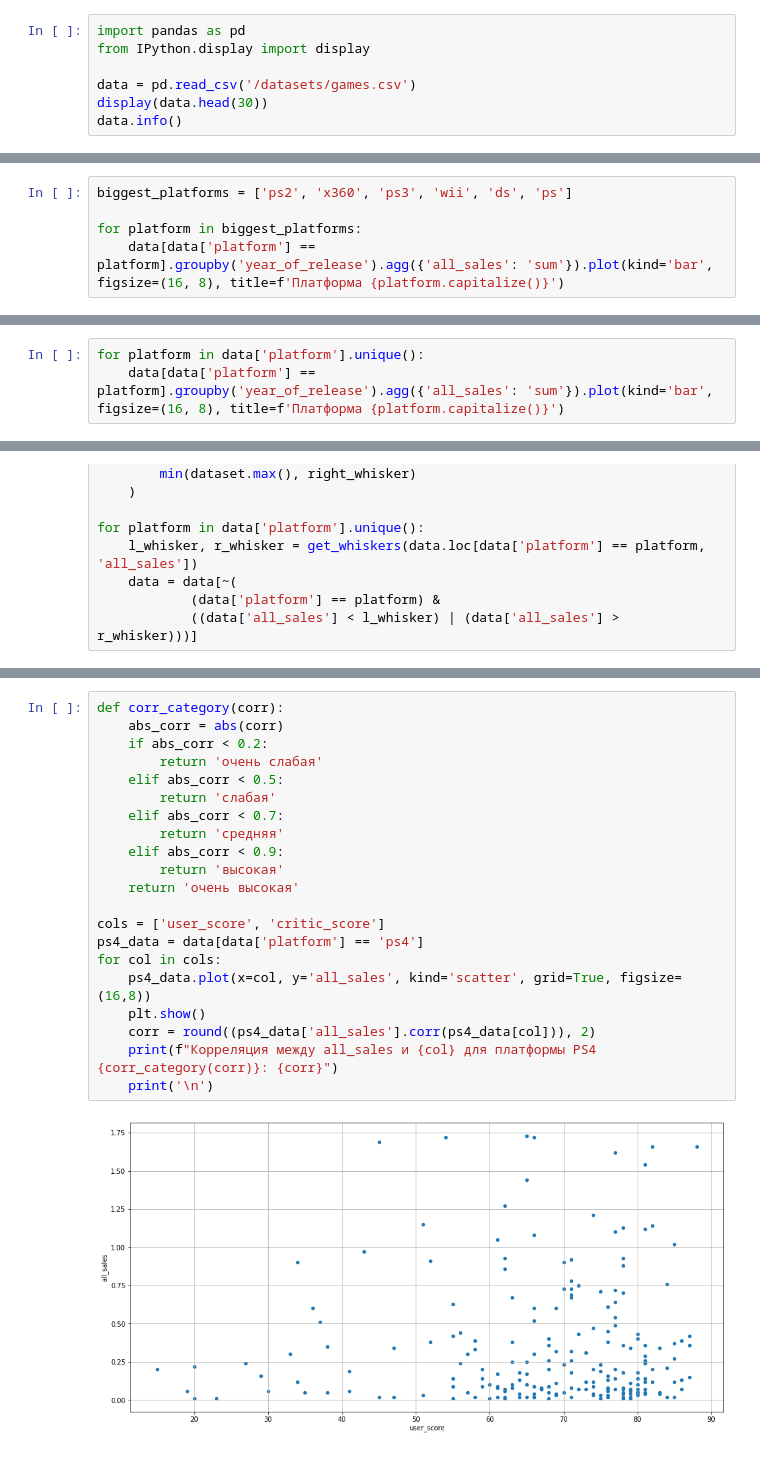
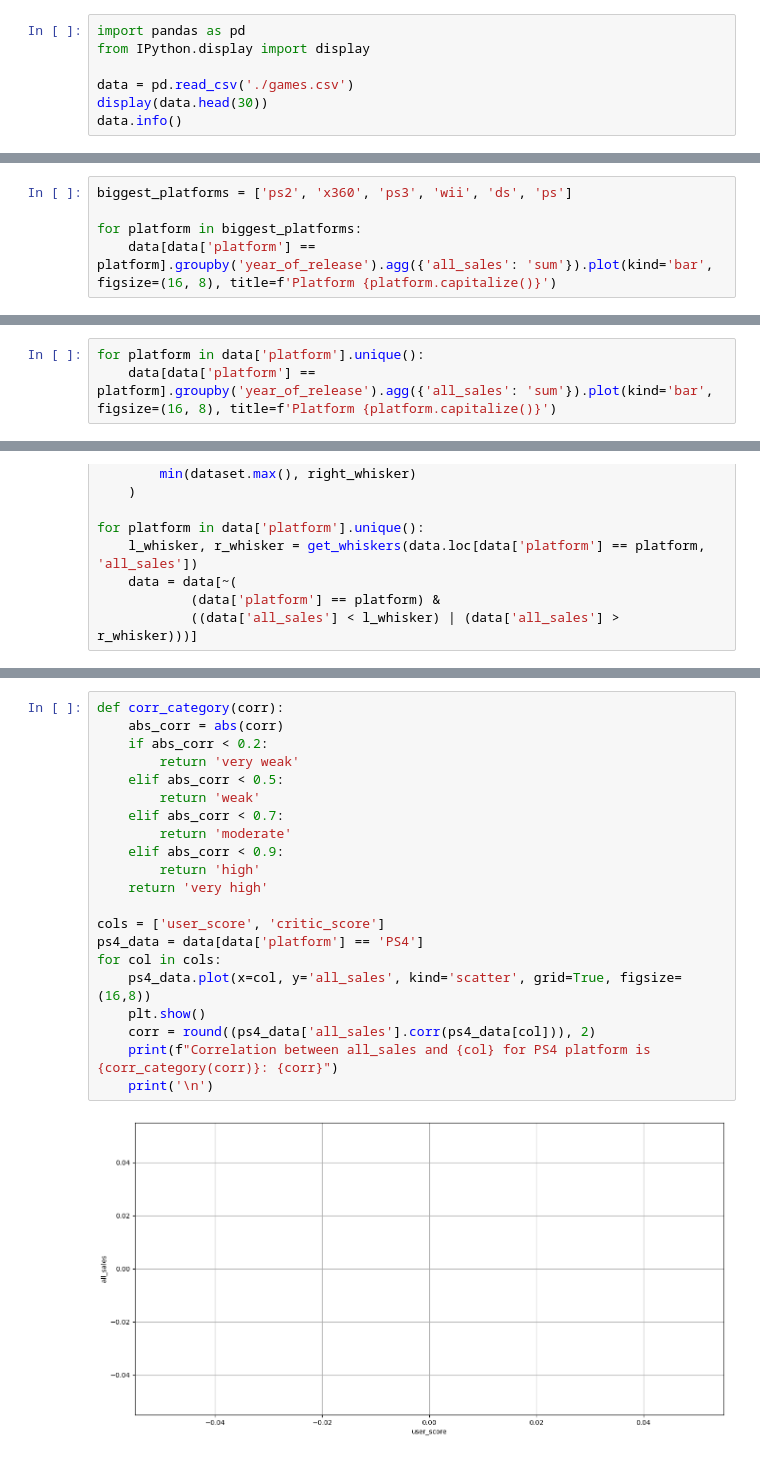
Before and after one commit to mariakyrychok/games, a Jupyter notebook: main.ipynb, the cells around one changed output, grey strips where cells are left out. Saved outputs shown, nothing was run; the diff lists cells and outputs as text.

```diff
--- a/main.ipynb
+++ b/main.ipynb
@@ -10,7 +10,7 @@ The dataset includes the abbreviation ESRB (Entertainment Software Rating Board)
 import pandas as pd
 from IPython.display import display
 
-data = pd.read_csv('/datasets/games.csv')
+data = pd.read_csv('./games.csv')
 display(data.head(30))
 data.info()
 # %% [output]
@@ -281,5 +282,5 @@ data_by_year.plot(figsize=(16, 8))
 biggest_platforms = ['ps2', 'x360', 'ps3', 'wii', 'ds', 'ps']
 
 for platform in biggest_platforms:
-    data[data['platform'] == platform].groupby('year_of_release').agg({'all_sales': 'sum'}).plot(kind='bar', figsize=(16, 8), title=f'Платформа {platform.capitalize()}')
+    data[data['platform'] == platform].groupby('year_of_release').agg({'all_sales': 'sum'}).plot(kind='bar', figsize=(16, 8), title=f'Platform {platform.capitalize()}')
 # %% [output]
@@ -322,4 +323,4 @@ data.head()
 # %%
 for platform in data['platform'].unique():
-    data[data['platform'] == platform].groupby('year_of_release').agg({'all_sales': 'sum'}).plot(kind='bar', figsize=(16, 8), title=f'Платформа {platform.capitalize()}')
+    data[data['platform'] == platform].groupby('year_of_release').agg({'all_sales': 'sum'}).plot(kind='bar', figsize=(16, 8), title=f'Platform {platform.capitalize()}')
 # %% [output]
@@ -376,23 +377,23 @@ for platform in data['platform'].unique():
 # %%
 def corr_category(corr):
     abs_corr = abs(corr)
     if abs_corr < 0.2:
-        return 'очень слабая'
+        return 'very weak'
     elif abs_corr < 0.5:
-        return 'слабая'
+        return 'weak'
     elif abs_corr < 0.7:
-        return 'средняя'
+        return 'moderate'
     elif abs_corr < 0.9:
-        return 'высокая'
-    return 'очень высокая'
+        return 'high'
+    return 'very high'
 
 cols = ['user_score', 'critic_score']
-ps4_data = data[data['platform'] == 'ps4']
+ps4_data = data[data['platform'] == 'PS4']
 for col in cols:
     ps4_data.plot(x=col, y='all_sales', kind='scatter', grid=True, figsize=(16,8))
     plt.show()
     corr = round((ps4_data['all_sales'].corr(ps4_data[col])), 2)
-    print(f"Корреляция между all_sales и {col} для платформы PS4 {corr_category(corr)}: {corr}")
+    print(f"Correlation between all_sales and {col} for PS4 platform is {corr_category(corr)}: {corr}")
     print('\n')
 # %% [output]
-[figure, old version]
+[figure, new version]
```
Also changed, not shown: parts of 109 cells of this notebook.
